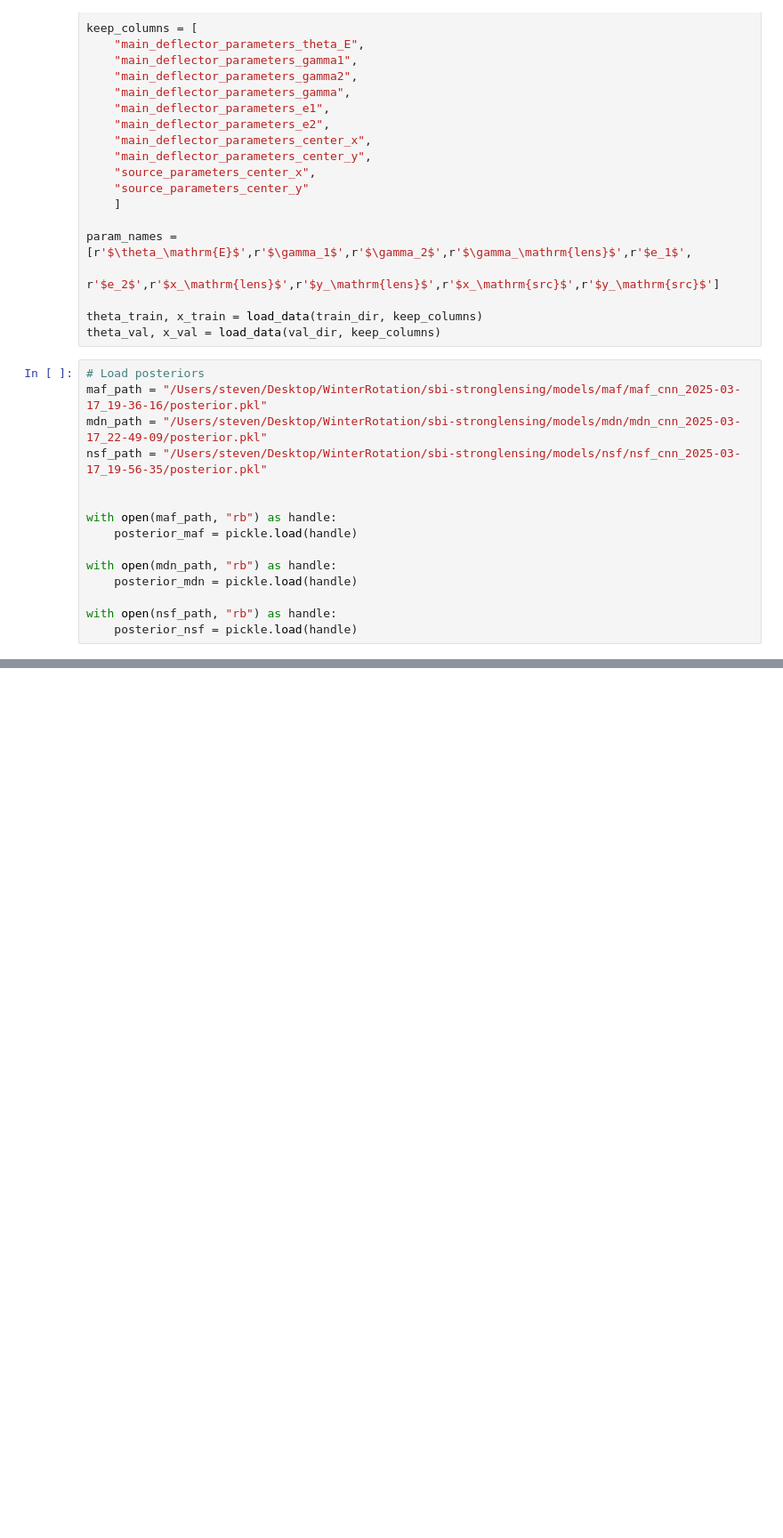
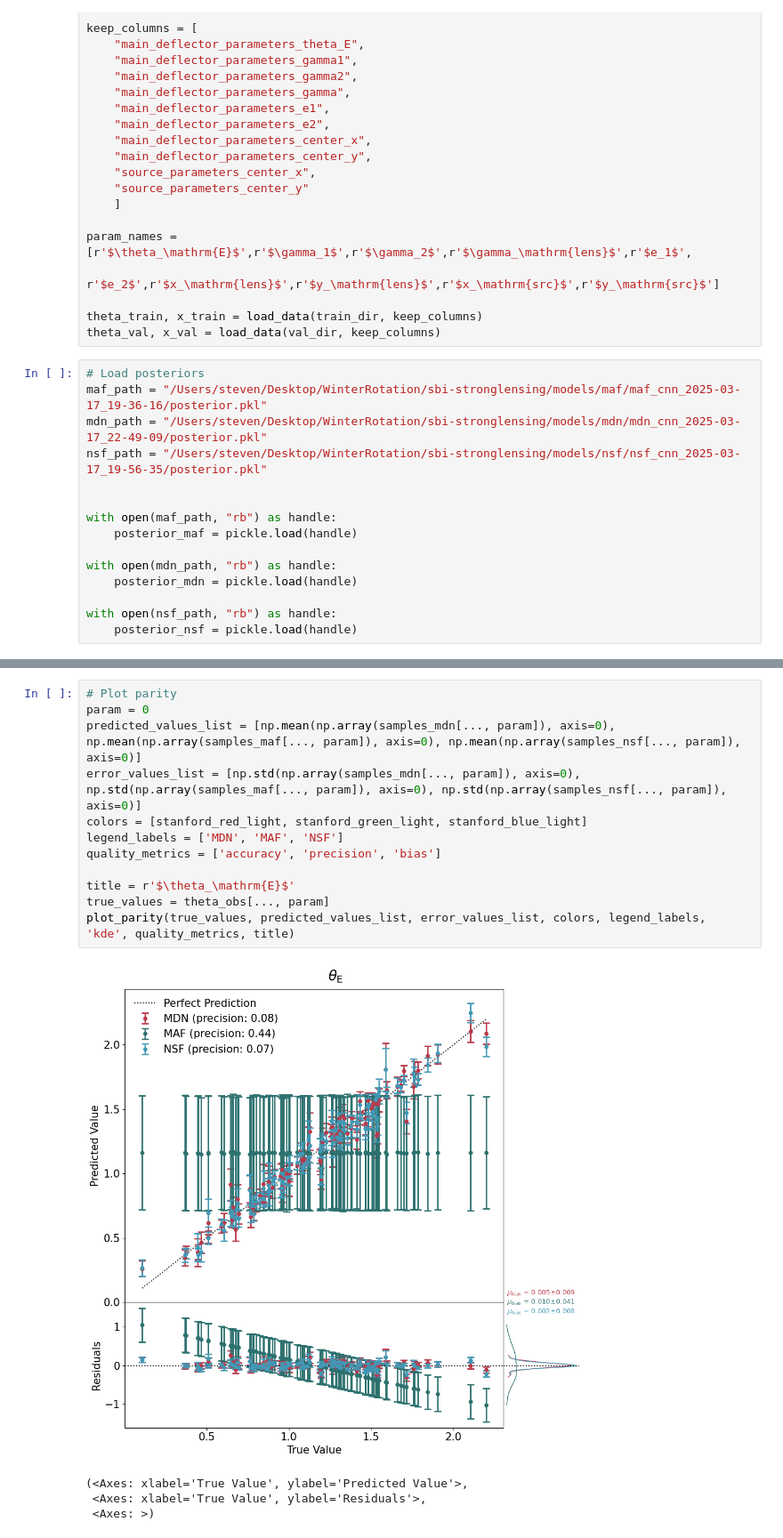
Before and after one commit to StevenDillmann/sbi-stronglensing, a Jupyter notebook: src/analysis_notebook.ipynb, the cells around one changed output, grey strips where cells are left out. Shown at 89% size. Cells and saved outputs as stored; diff of their text form; blank space fills up the shorter version.

```diff
--- a/src/analysis_notebook.ipynb
+++ b/src/analysis_notebook.ipynb
@@ -113,0 +133,17 @@ f = plot_corner_image(f, x_obs[i].numpy(), position=(0.7, 0.7, 0.2, 0.2), cmap='
+# %%
+# Plot parity
+param = 0
+predicted_values_list = [np.mean(np.array(samples_mdn[..., param]), axis=0), np.mean(np.array(samples_maf[..., param]), axis=0), np.mean(np.array(samples_nsf[..., param]), axis=0)]
+error_values_list = [np.std(np.array(samples_mdn[..., param]), axis=0), np.std(np.array(samples_maf[..., param]), axis=0), np.std(np.array(samples_nsf[..., param]), axis=0)]
+colors = [stanford_red_light, stanford_green_light, stanford_blue_light]
+legend_labels = ['MDN', 'MAF', 'NSF']
+quality_metrics = ['accuracy', 'precision', 'bias']
+
+title = r'$\theta_\mathrm{E}$'
+true_values = theta_obs[..., param]
+plot_parity(true_values, predicted_values_list, error_values_list, colors, legend_labels, 'kde', quality_metrics, title)
+# %% [output]
+[figure, added]
+(<Axes: xlabel='True Value', ylabel='Predicted Value'>,
+ <Axes: xlabel='True Value', ylabel='Residuals'>,
+ <Axes: >)
```
Also changed, not shown: parts of 3 cells of this notebook, 6 other files.
